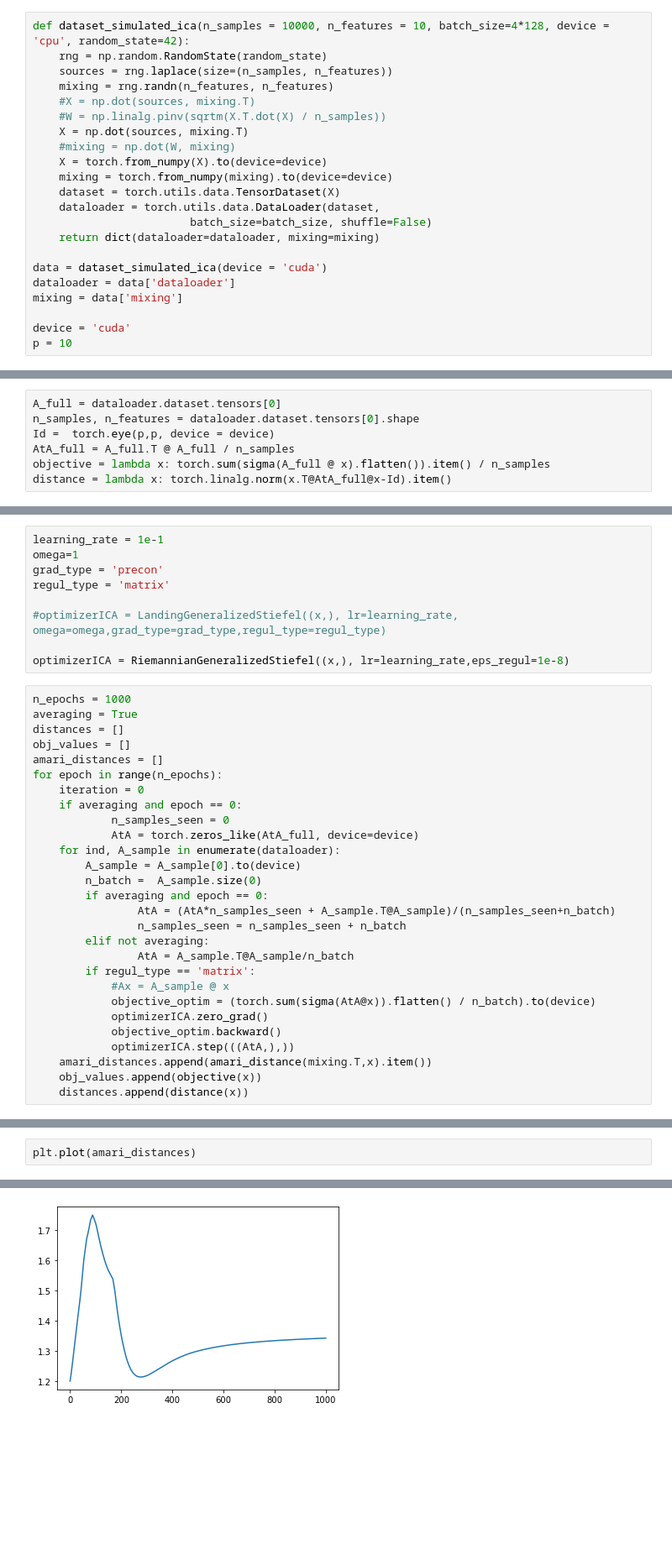
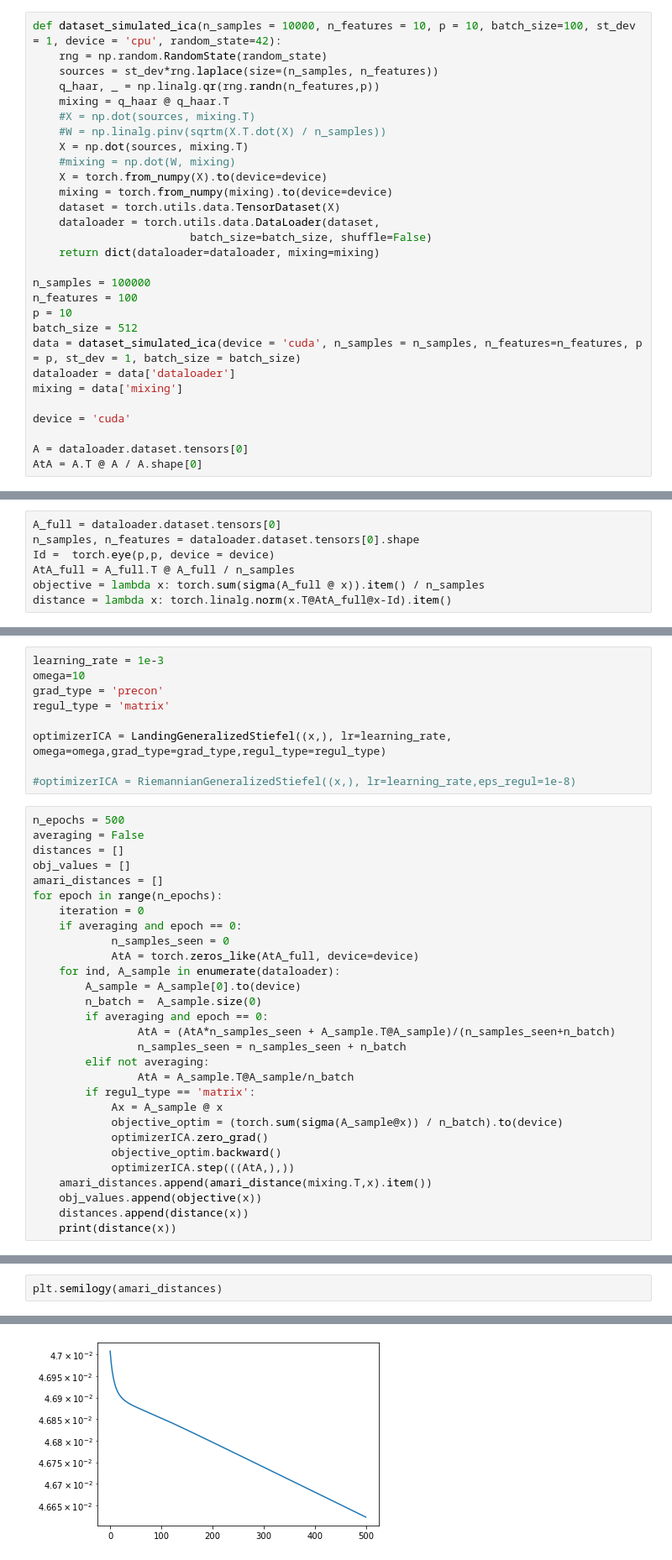
Before and after one commit to simonvary/landing-generalized-stiefel, a Jupyter notebook: test_ICA.ipynb, the cells around one changed output, grey strips where cells are left out. Shown at 84% size. Drawn from its saved outputs; the diff is of its cells as text; blank space fills up the shorter version.

```diff
--- a/test_ICA.ipynb
+++ b/test_ICA.ipynb
@@ -24,10 +24,11 @@ from experiments.utils import *
 
 from scipy.linalg import eigh
 # %%
-def dataset_simulated_ica(n_samples = 10000, n_features = 10, batch_size=4*128, device = 'cpu', random_state=42):
+def dataset_simulated_ica(n_samples = 10000, n_features = 10, p = 10, batch_size=100, st_dev = 1, device = 'cpu', random_state=42):
     rng = np.random.RandomState(random_state)
-    sources = rng.laplace(size=(n_samples, n_features))
-    mixing = rng.randn(n_features, n_features)
+    sources = st_dev*rng.laplace(size=(n_samples, n_features))
+    q_haar, _ = np.linalg.qr(rng.randn(n_features,p))
+    mixing = q_haar @ q_haar.T
     #X = np.dot(sources, mixing.T)
     #W = np.linalg.pinv(sqrtm(X.T.dot(X) / n_samples))
     X = np.dot(sources, mixing.T)
@@ -39,9 +40,15 @@ def dataset_simulated_ica(n_samples = 10000, n_features = 10, batch_size=4*128,
                         batch_size=batch_size, shuffle=False)
     return dict(dataloader=dataloader, mixing=mixing)
 
-data = dataset_simulated_ica(device = 'cuda')
+n_samples = 100000
+n_features = 100
+p = 10
+batch_size = 512
+data = dataset_simulated_ica(device = 'cuda', n_samples = n_samples, n_features=n_features, p = p, st_dev = 1, batch_size = batch_size)
 dataloader = data['dataloader']
 mixing = data['mixing']
 
 device = 'cuda'
-p = 10
+
+A = dataloader.dataset.tensors[0]
+AtA = A.T @ A / A.shape[0]
@@ -76,7 +211,7 @@ A_full = dataloader.dataset.tensors[0]
 n_samples, n_features = dataloader.dataset.tensors[0].shape
 Id =  torch.eye(p,p, device = device)
 AtA_full = A_full.T @ A_full / n_samples
-objective = lambda x: torch.sum(sigma(A_full @ x).flatten()).item() / n_samples
+objective = lambda x: torch.sum(sigma(A_full @ x)).item() / n_samples
 distance = lambda x: torch.linalg.norm(x.T@AtA_full@x-Id).item()
 # %%
 # Initialize based on first batch
@@ -98,15 +233,15 @@ x = torch.nn.Parameter(x0).to(device)
 # %%
-learning_rate = 1e-1
-omega=1
+learning_rate = 1e-3
+omega=10
 grad_type = 'precon'
 regul_type = 'matrix'
 
-#optimizerICA = LandingGeneralizedStiefel((x,), lr=learning_rate, omega=omega,grad_type=grad_type,regul_type=regul_type)
+optimizerICA = LandingGeneralizedStiefel((x,), lr=learning_rate, omega=omega,grad_type=grad_type,regul_type=regul_type)
 
-optimizerICA = RiemannianGeneralizedStiefel((x,), lr=learning_rate,eps_regul=1e-8)
+#optimizerICA = RiemannianGeneralizedStiefel((x,), lr=learning_rate,eps_regul=1e-8)
 # %%
-n_epochs = 1000
-averaging = True
+n_epochs = 500
+averaging = False
 distances = []
 obj_values = []
 amari_distances = []
@@ -124,11 +259,12 @@ for epoch in range(n_epochs):
         elif not averaging:
                 AtA = A_sample.T@A_sample/n_batch
         if regul_type == 'matrix':
-            #Ax = A_sample @ x
-            objective_optim = (torch.sum(sigma(AtA@x)).flatten() / n_batch).to(device)
+            Ax = A_sample @ x
+            objective_optim = (torch.sum(sigma(A_sample@x)) / n_batch).to(device)
             optimizerICA.zero_grad()
             objective_optim.backward()
             optimizerICA.step(((AtA,),))
     amari_distances.append(amari_distance(mixing.T,x).item())
     obj_values.append(objective(x))
     distances.append(distance(x))
+    print(distance(x))
@@ -135,8 +309,8 @@ for epoch in range(n_epochs):
 # %%
-plt.plot(amari_distances)
+plt.semilogy(amari_distances)
 # %% [output]
 [<matplotlib.lines.Line2D at 0x...>]
-[figure, old version]
+[figure, new version]
 # %%
 plt.plot(distances)
 # %% [output]
```
Also changed, not shown: parts of 12 cells of this notebook, 11 other files.
